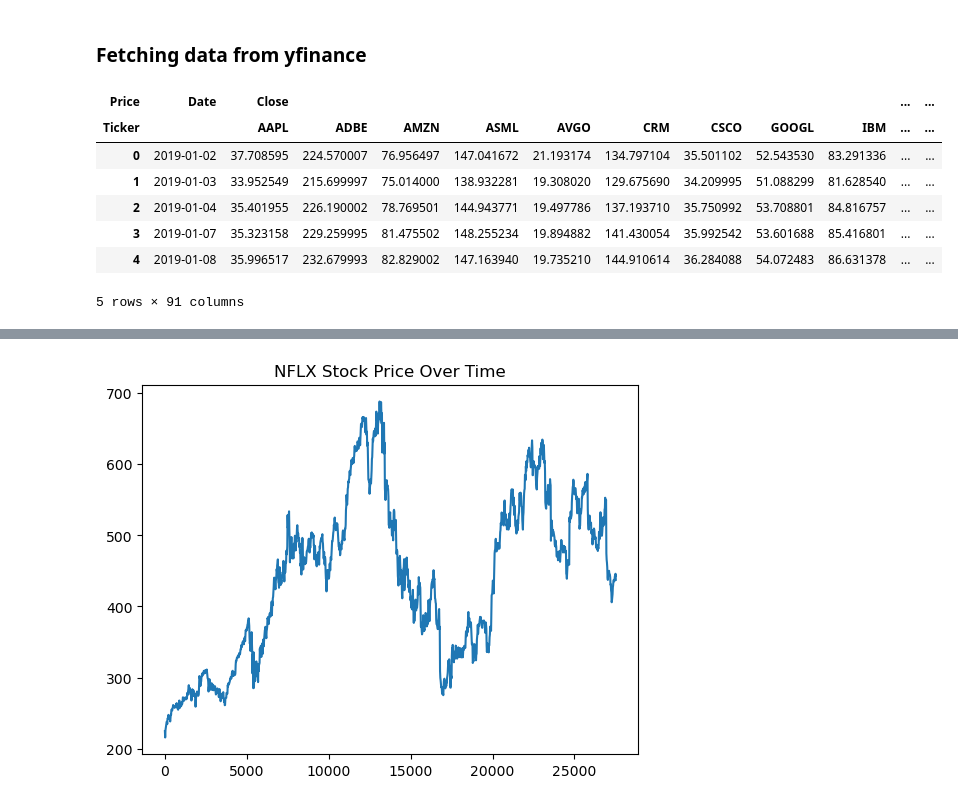
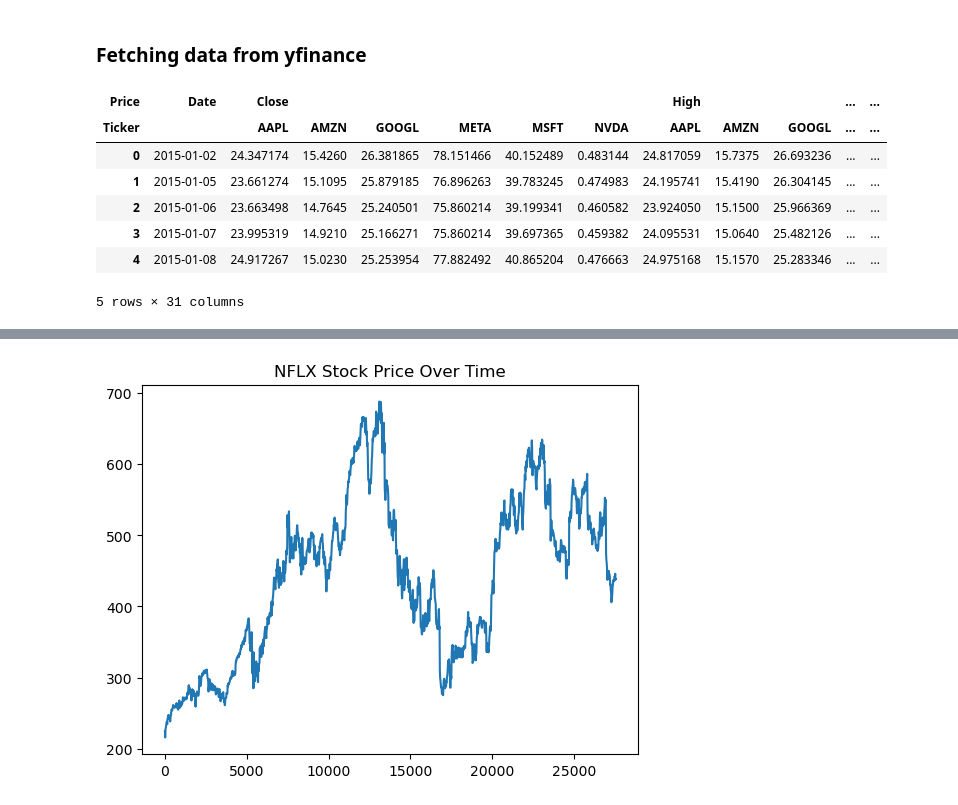
Before and after one commit to modyreturn/Stock-Market-Analysis, a Jupyter notebook: Stock_Analysis.ipynb, the cells around one changed output, grey strips where cells are left out. Cells and saved outputs as stored; diff of their text form; code cells hidden in the pictures.

```diff
--- a/Stock_Analysis.ipynb
+++ b/Stock_Analysis.ipynb
@@ -13,25 +13,24 @@ warnings.filterwarnings("ignore")
 # %%
 # define the time period for the data
 end_date = date.today().strftime("%Y-%m-%d")
-start_date = (date.today() - timedelta(days=2225)).strftime("%Y-%m-%d")
+start_date = (date.today() - timedelta(days=3687)).strftime("%Y-%m-%d")
 
 tickers = [
-    "AAPL", "MSFT", "GOOGL", "AMZN", "META", "NVDA", "TSM", "INTC", "AVGO", "SAP",
-    "CSCO", "ORCL", "ADBE", "CRM", "QCOM", "IBM", "ASML", "TSLA"
+    "AAPL", "MSFT", "GOOGL", "AMZN", "META", "NVDA"
 ]
 
 df_original = yf.download(tickers, start=start_date, end=end_date, progress=False)
 
 df_original.reset_index(inplace=True)
 
 df_original.head()
 # %% [output]
-| Price | Date | Close |  |  |  |  |  |  |  |  | ... | ... |
-| Ticker |  | AAPL | ADBE | AMZN | ASML | AVGO | CRM | CSCO | GOOGL | IBM | ... | ... |
-| 0 | 2019-01-02 | 37.708595 | 224.570007 | 76.956497 | 147.041672 | 21.193174 | 134.797104 | 35.501102 | 52.543530 | 83.291336 | ... | ... |
-| 1 | 2019-01-03 | 33.952549 | 215.699997 | 75.014000 | 138.932281 | 19.308020 | 129.675690 | 34.209995 | 51.088299 | 81.628540 | ... | ... |
-| 2 | 2019-01-04 | 35.401955 | 226.190002 | 78.769501 | 144.943771 | 19.497786 | 137.193710 | 35.750992 | 53.708801 | 84.816757 | ... | ... |
-| 3 | 2019-01-07 | 35.323158 | 229.259995 | 81.475502 | 148.255234 | 19.894882 | 141.430054 | 35.992542 | 53.601688 | 85.416801 | ... | ... |
-| 4 | 2019-01-08 | 35.996517 | 232.679993 | 82.829002 | 147.163940 | 19.735210 | 144.910614 | 36.284088 | 54.072483 | 86.631378 | ... | ... |
+| Price | Date | Close |  |  |  |  |  | High |  |  | ... | ... |
+| Ticker |  | AAPL | AMZN | GOOGL | META | MSFT | NVDA | AAPL | AMZN | GOOGL | ... | ... |
+| 0 | 2015-01-02 | 24.347174 | 15.4260 | 26.381865 | 78.151466 | 40.152489 | 0.483144 | 24.817059 | 15.7375 | 26.693236 | ... | ... |
+| 1 | 2015-01-05 | 23.661274 | 15.1095 | 25.879185 | 76.896263 | 39.783245 | 0.474983 | 24.195741 | 15.4190 | 26.304145 | ... | ... |
+| 2 | 2015-01-06 | 23.663498 | 14.7645 | 25.240501 | 75.860214 | 39.199341 | 0.460582 | 23.924050 | 15.1500 | 25.966369 | ... | ... |
+| 3 | 2015-01-07 | 23.995319 | 14.9210 | 25.166271 | 75.860214 | 39.697365 | 0.459382 | 24.095531 | 15.0640 | 25.482126 | ... | ... |
+| 4 | 2015-01-08 | 24.917267 | 15.0230 | 25.253954 | 77.882492 | 40.865204 | 0.476663 | 24.975168 | 15.1570 | 25.283346 | ... | ... |
-5 rows × 91 columns
+5 rows × 31 columns
 # %%
```
Also changed, not shown: parts of 8 cells of this notebook, 1 other file.
